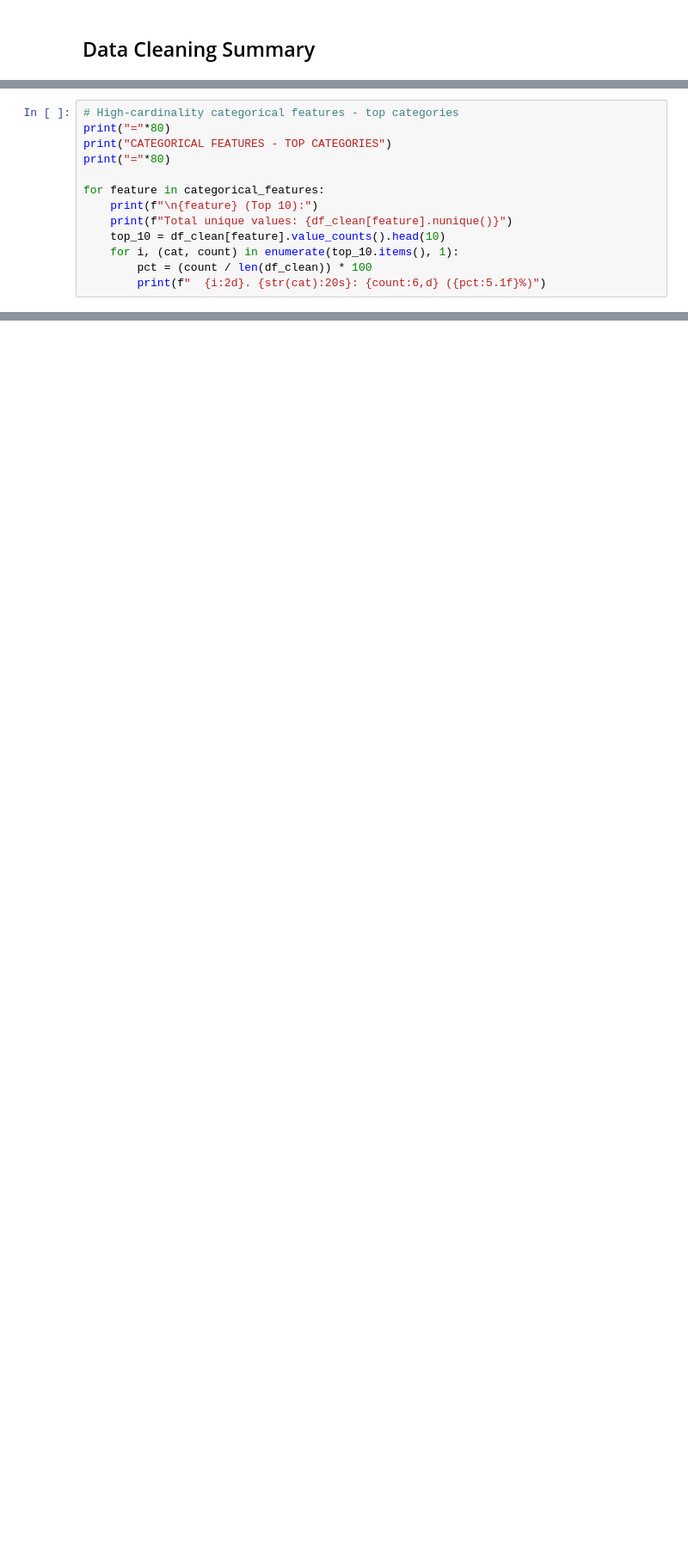
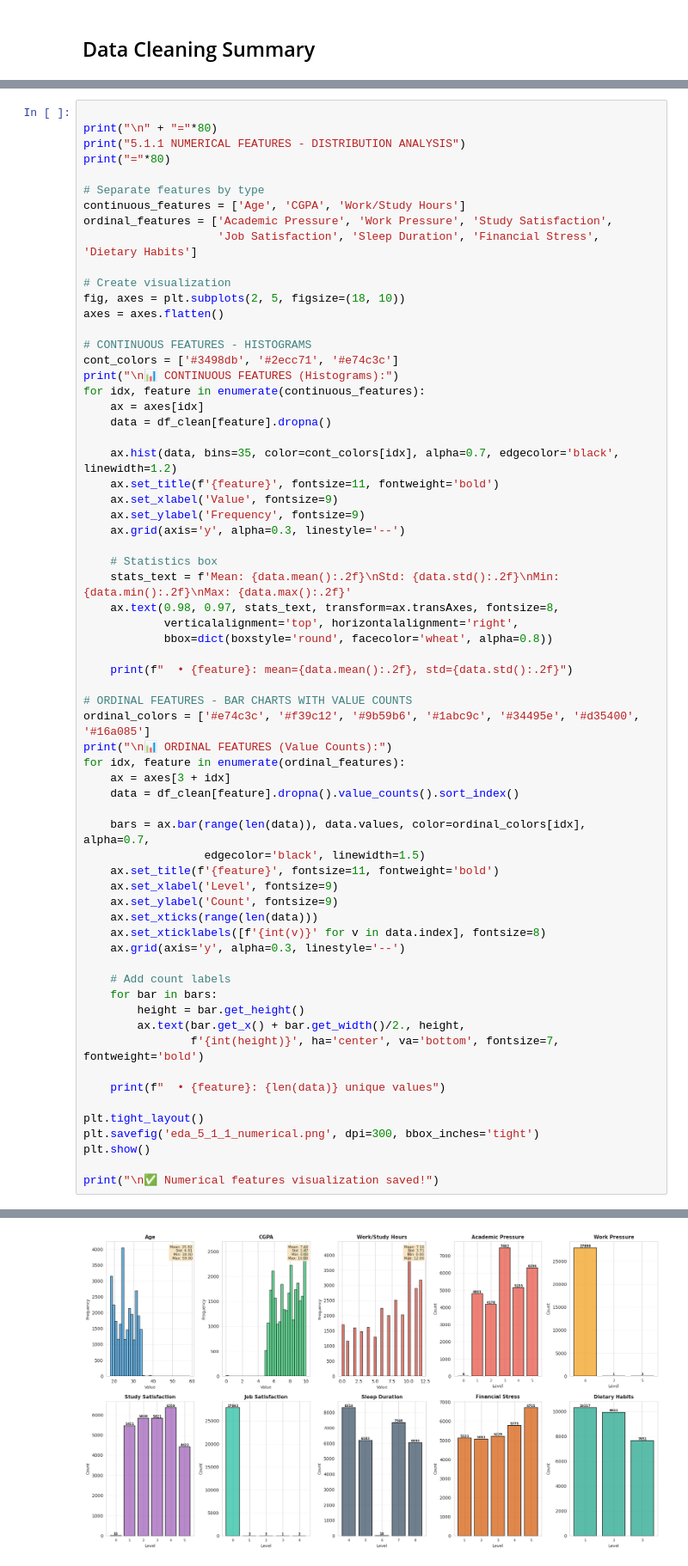
Before and after one commit to XyronTeam/ml-project, a Jupyter notebook: src/dataset_a/notebook_a.ipynb, the cells around one changed output, grey strips where cells are left out. Shown at 86% size. Cells and saved outputs as stored; diff of their text form; blank space fills up the shorter version.

```diff
--- a/src/dataset_a/notebook_a.ipynb
+++ b/src/dataset_a/notebook_a.ipynb
@@ -1068,13 +664,0 @@ Family History of Mental Illness:
-# %%
-# High-cardinality categorical features - top categories
-print("="*80)
-print("CATEGORICAL FEATURES - TOP CATEGORIES")
-print("="*80)
-
-for feature in categorical_features:
-    print(f"\n{feature} (Top 10):")
-    print(f"Total unique values: {df_clean[feature].nunique()}")
-    top_10 = df_clean[feature].value_counts().head(10)
-    for i, (cat, count) in enumerate(top_10.items(), 1):
-        pct = (count / len(df_clean)) * 100
-        print(f"  {i:2d}. {str(cat):20s}: {count:6,d} ({pct:5.1f}%)")
@@ -1974,0 +679,66 @@ y_test shape:  (5581,)
+# %%
+
+print("\n" + "="*80)
+print("5.1.1 NUMERICAL FEATURES - DISTRIBUTION ANALYSIS")
+print("="*80)
+
+# Separate features by type
+continuous_features = ['Age', 'CGPA', 'Work/Study Hours']
+ordinal_features = ['Academic Pressure', 'Work Pressure', 'Study Satisfaction',
+                    'Job Satisfaction', 'Sleep Duration', 'Financial Stress', 'Dietary Habits']
+
+# Create visualization
+fig, axes = plt.subplots(2, 5, figsize=(18, 10))
+axes = axes.flatten()
+
+# CONTINUOUS FEATURES - HISTOGRAMS
+cont_colors = ['#3498db', '#2ecc71', '#e74c3c']
+print("\n📊 CONTINUOUS FEATURES (Histograms):")
+for idx, feature in enumerate(continuous_features):
+    ax = axes[idx]
+    data = df_clean[feature].dropna()
+
+    ax.hist(data, bins=35, color=cont_colors[idx], alpha=0.7, edgecolor='black', linewidth=1.2)
+    ax.set_title(f'{feature}', fontsize=11, fontweight='bold')
+    ax.set_xlabel('Value', fontsize=9)
+    ax.set_ylabel('Frequency', fontsize=9)
+    ax.grid(axis='y', alpha=0.3, linestyle='--')
+
+    # Statistics box
+    stats_text = f'Mean: {data.mean():.2f}\nStd: {data.std():.2f}\nMin: {data.min():.2f}\nMax: {data.max():.2f}'
+    ax.text(0.98, 0.97, stats_text, transform=ax.transAxes, fontsize=8,
+            verticalalignment='top', horizontalalignment='right',
+            bbox=dict(boxstyle='round', facecolor='wheat', alpha=0.8))
+
+    print(f"  • {feature}: mean={data.mean():.2f}, std={data.std():.2f}")
+
+# ORDINAL FEATURES - BAR CHARTS WITH VALUE COUNTS
+ordinal_colors = ['#e74c3c', '#f39c12', '#9b59b6', '#1abc9c', '#34495e', '#d35400', '#16a085']
+print("\n📊 ORDINAL FEATURES (Value Counts):")
+for idx, feature in enumerate(ordinal_features):
+    ax = axes[3 + idx]
+    data = df_clean[feature].dropna().value_counts().sort_index()
+
+    bars = ax.bar(range(len(data)), data.values, color=ordinal_colors[idx], alpha=0.7,
+                  edgecolor='black', linewidth=1.5)
+    ax.set_title(f'{feature}', fontsize=11, fontweight='bold')
+    ax.set_xlabel('Level', fontsize=9)
+    ax.set_ylabel('Count', fontsize=9)
+    ax.set_xticks(range(len(data)))
+    ax.set_xticklabels([f'{int(v)}' for v in data.index], fontsize=8)
+    ax.grid(axis='y', alpha=0.3, linestyle='--')
+
+    # Add count labels
+    for bar in bars:
+        height = bar.get_height()
+        ax.text(bar.get_x() + bar.get_width()/2., height,
+                f'{int(height)}', ha='center', va='bottom', fontsize=7, fontweight='bold')
+
+    print(f"  • {feature}: {len(data)} unique values")
+
+plt.tight_layout()
+plt.savefig('eda_5_1_1_numerical.png', dpi=300, bbox_inches='tight')
+plt.show()
+
+print("\n✅ Numerical features visualization saved!")
+# %% [output]
@@ -1974,0 +762 @@ y_test shape:  (5581,)
+[figure, added]
```
Also changed, not shown: parts of 128 cells of this notebook.
